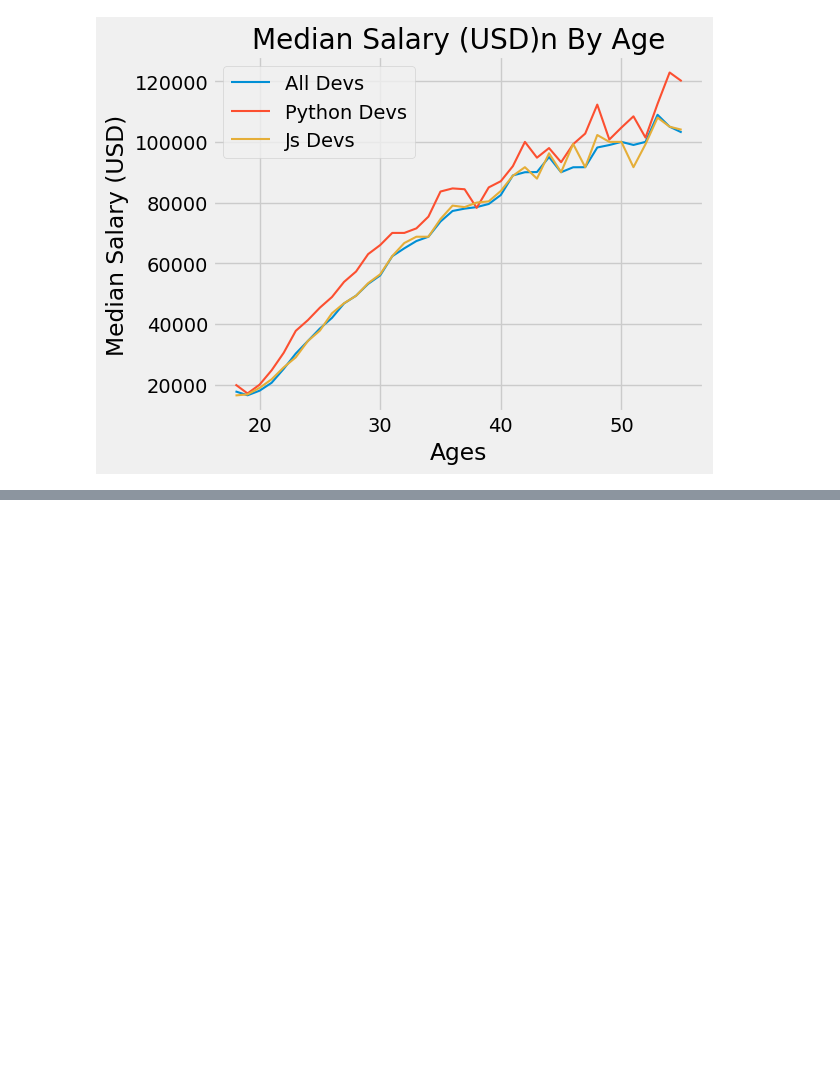
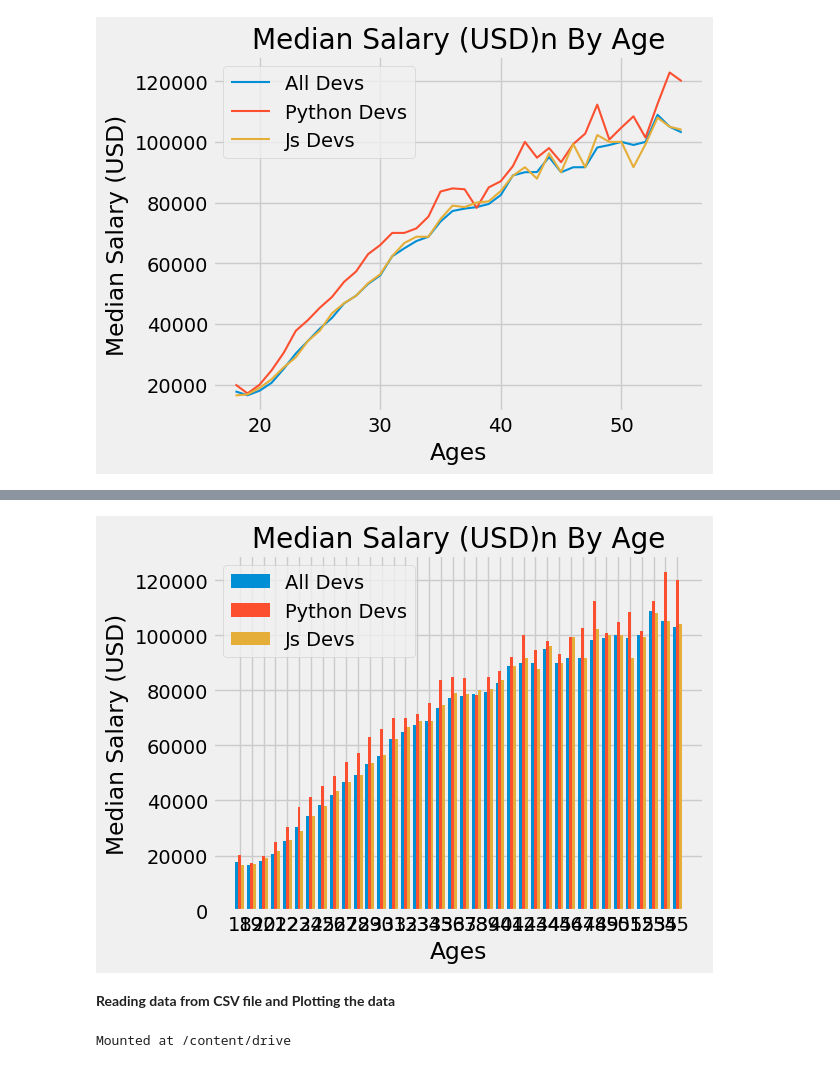
Before and after one commit to touhid-sovon/machine_learning, a Jupyter notebook: matplotlib_tutorial.ipynb, the cells around one changed output, grey strips where cells are left out. Drawn from its saved outputs; the diff is of its cells as text; code cells hidden in the pictures; blank space fills up the shorter version.

```diff
--- a/matplotlib_tutorial.ipynb
+++ b/matplotlib_tutorial.ipynb
@@ -216,0 +245,46 @@ plt.show()
+# %%
+# using styles with no modification
+# plt.style.use('fivethirtyeight')
+# plt.style.use('seaborn-v0_8')
+
+# plotting the bar plots side by side
+# plot number 1
+width = 0.25
+
+plt.bar(x_indexes-width,dev_y,width = width,linewidth =1.5,label = 'All Devs')
+
+# plot number 2
+# instead of passing a single line as format string we can pass different arguments that will do their job explicitely
+plt.bar(x_indexes,py_dev_y,width = width,linewidth =1.5,label = 'Python Devs')
+
+# plot number 3 with js developers
+plt.bar(x_indexes+width,js_dev_y,width = width,linewidth =1.5,label = 'Js Devs')
+
+plt.xticks(ticks= x_indexes,labels = ages_x)
+
+plt.xlabel('Ages')
+plt.ylabel('Median Salary (USD)')
+plt.title('Median Salary (USD)n By Age')
+
+# plt.legend(['All Dev','Python Dev']) -- without explicitely giving legend names we can add the info when defining plt.plot
+plt.legend()
+
+# putting a a grid
+plt.grid(True)
+
+# adding adding
+plt.tight_layout()
+
+# saving the figure
+plt.savefig('plot.png')
+
+plt.show()
+# %% [output]
+[figure, added]
+# %% [markdown]
+**Reading data from CSV file and Plotting the data**
+# %%
+from google.colab import drive
+drive.mount('/content/drive')
+# %% [output]
+Mounted at /content/drive
```
Also changed, not shown: parts of 73 cells of this notebook.
